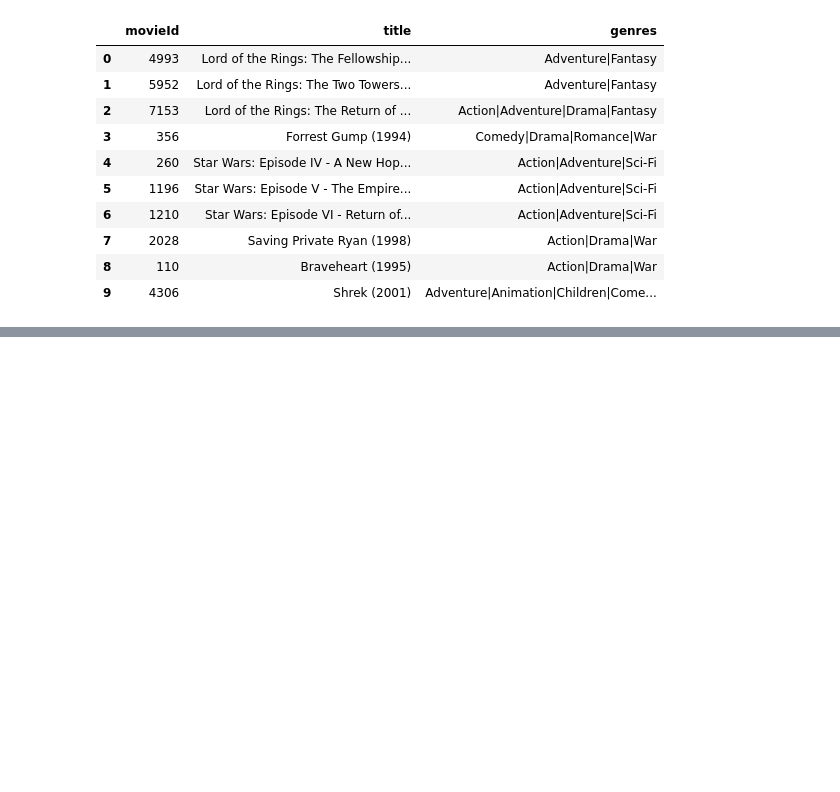
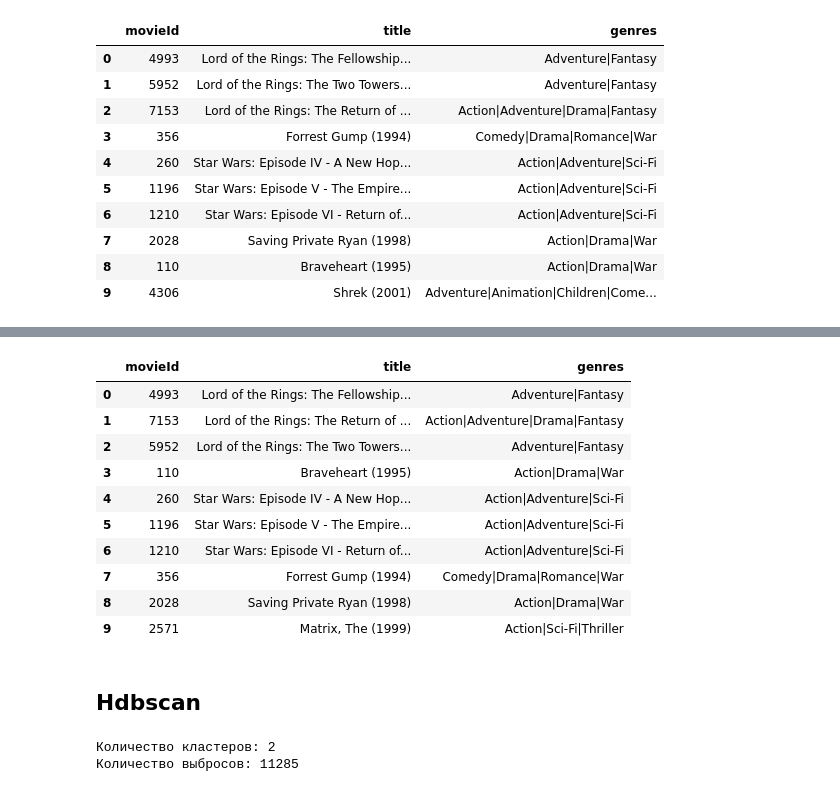
Before and after one commit to Saatarko/HomeworkDS, a Jupyter notebook: Homework_movies_auto.ipynb, the cells around one changed output, grey strips where cells are left out. Cells and saved outputs as stored; diff of their text form; code cells hidden in the pictures; blank space fills up the shorter version.

```diff
--- a/Homework_movies_auto.ipynb
+++ b/Homework_movies_auto.ipynb
@@ -1017,0 +1124,55 @@ recommended_movies
+# %%
+def get_svd_recommendations(user_id, user_encoder, item_encoder, svd_user_factors, svd_item_factors, movies, ratings, top_n=10):
+    """
+    Генерация рекомендаций для пользователя на основе SVD.
+    """
+    try:
+        user_idx = user_encoder.transform([user_id])[0]
+    except ValueError:
+        print(f"Пользователь {user_id} не найден.")
+        return pd.DataFrame()
+
+    user_vector = svd_user_factors[user_idx]  # shape: (50,)
+    scores = np.dot(svd_item_factors, user_vector)  # shape: (n_items,)
+
+    # Получаем уже просмотренные фильмы
+    rated_movie_ids = ratings[ratings['userId'] == user_id]['movieId'].unique()
+    rated_item_indices = item_encoder.transform(rated_movie_ids)
+
+    # Исключаем просмотренные
+    recommended_indices = [i for i in np.argsort(scores)[::-1] if i not in rated_item_indices][:top_n]
+
+    # Декодируем в оригинальные movieId
+    recommended_movie_ids = item_encoder.inverse_transform(recommended_indices)
+
+    # Создаем DataFrame
+    recommended_df = pd.DataFrame(recommended_movie_ids, columns=['movieId'])
+    recommended_df = recommended_df.merge(movies[['movieId', 'title', 'genres']], on='movieId', how='left')
+
+    return recommended_df
+# %%
+recommended_df = get_svd_recommendations(
+    user_id='1',                              # или любой другой userId из original ratings
+    user_encoder=user_encoder,
+    item_encoder=item_encoder,
+    svd_user_factors=user_matrix,            # user-факторы: (n_users, 50)
+    svd_item_factors=item_matrix,            # item-факторы: (n_items, 50)
+    movies=movies,                           # DataFrame с фильмами
+    ratings=ratings,                         # для фильтрации уже оцененных фильмов
+    top_n=10
+)
+recommended_df
+# %% [output]
+|  | movieId | title | genres |
+| 0 | 4993 | Lord of the Rings: The Fellowship... | Adventure|Fantasy |
+| 1 | 7153 | Lord of the Rings: The Return of ... | Action|Adventure|Drama|Fantasy |
+| 2 | 5952 | Lord of the Rings: The Two Towers... | Adventure|Fantasy |
+| 3 | 110 | Braveheart (1995) | Action|Drama|War |
+| 4 | 260 | Star Wars: Episode IV - A New Hop... | Action|Adventure|Sci-Fi |
+| 5 | 1196 | Star Wars: Episode V - The Empire... | Action|Adventure|Sci-Fi |
+| 6 | 1210 | Star Wars: Episode VI - Return of... | Action|Adventure|Sci-Fi |
+| 7 | 356 | Forrest Gump (1994) | Comedy|Drama|Romance|War |
+| 8 | 2028 | Saving Private Ryan (1998) | Action|Drama|War |
+| 9 | 2571 | Matrix, The (1999) | Action|Sci-Fi|Thriller |
+# %% [markdown]
+## Hdbscan
@@ -1017,0 +1182,10 @@ recommended_movies
+# %%
+unique_labels = np.unique(clusters_hdb)
+num_clusters = len(unique_labels) - (1 if -1 in unique_labels else 0)  # Исключаем выбросы (-1)
+num_outliers = np.sum(clusters_hdb == -1)
+
+print(f"Количество кластеров: {num_clusters}")
+print(f"Количество выбросов: {num_outliers}")
+# %% [output]
+Количество кластеров: 2
+Количество выбросов: 11285
```
Also changed, not shown: parts of 10 cells of this notebook, 5 other files.
